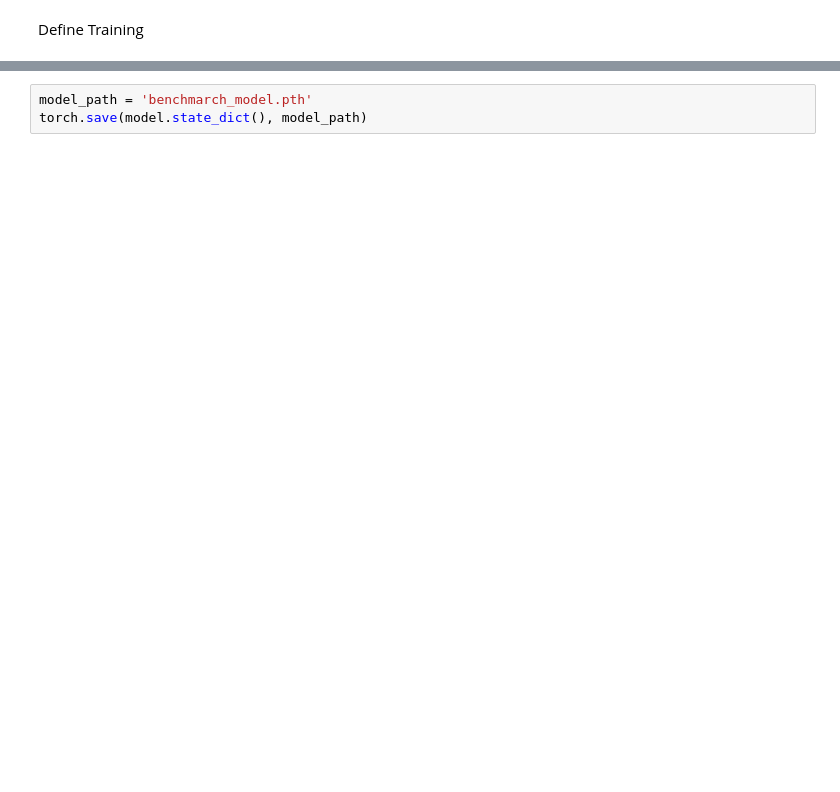
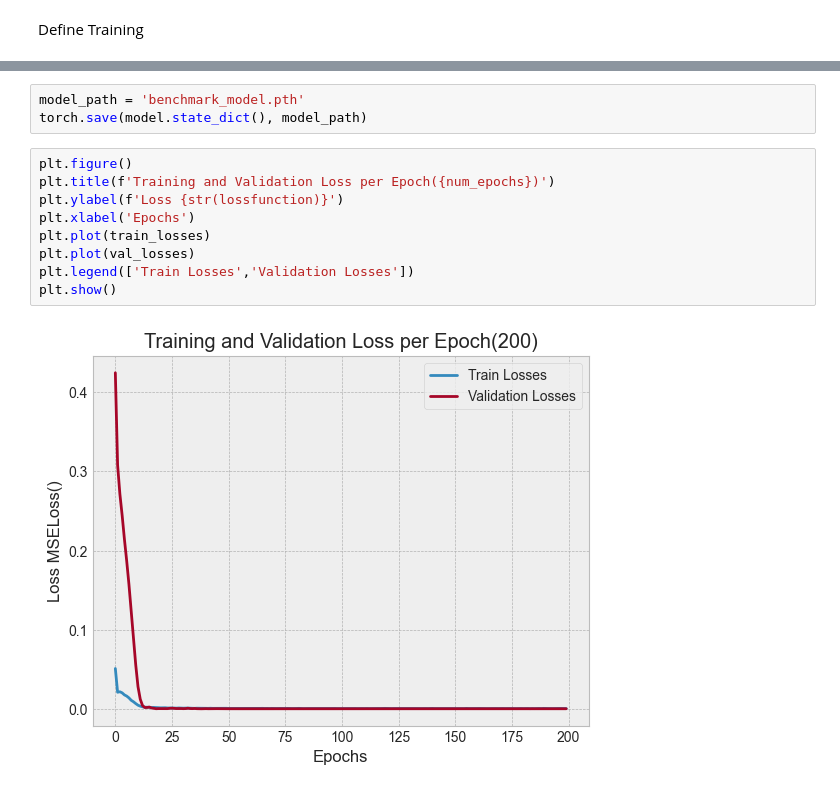
Before and after one commit to c3hodgins/market-forecasting, a Jupyter notebook: market-forecasting.ipynb, the cells around one changed output, grey strips where cells are left out. Cells and saved outputs as stored; diff of their text form; blank space fills up the shorter version.

Commit message:
good performing model

```diff
--- a/market-forecasting.ipynb
+++ b/market-forecasting.ipynb
@@ -311,4 +360,15 @@ RuntimeError: File 2025-10-07 23:34:34.745105model.pth cannot be opened.
 # %%
-model_path = 'benchmarch_model.pth'
+model_path = 'benchmark_model.pth'
 torch.save(model.state_dict(), model_path)
+# %%
+plt.figure()
+plt.title(f'Training and Validation Loss per Epoch({num_epochs})')
+plt.ylabel(f'Loss {str(lossfunction)}')
+plt.xlabel('Epochs')
+plt.plot(train_losses)
+plt.plot(val_losses)
+plt.legend(['Train Losses','Validation Losses'])
+plt.show()
+# %% [output]
+[figure, added]
 # %%
```
Also changed, not shown: parts of 13 cells of this notebook, 8 other files.
